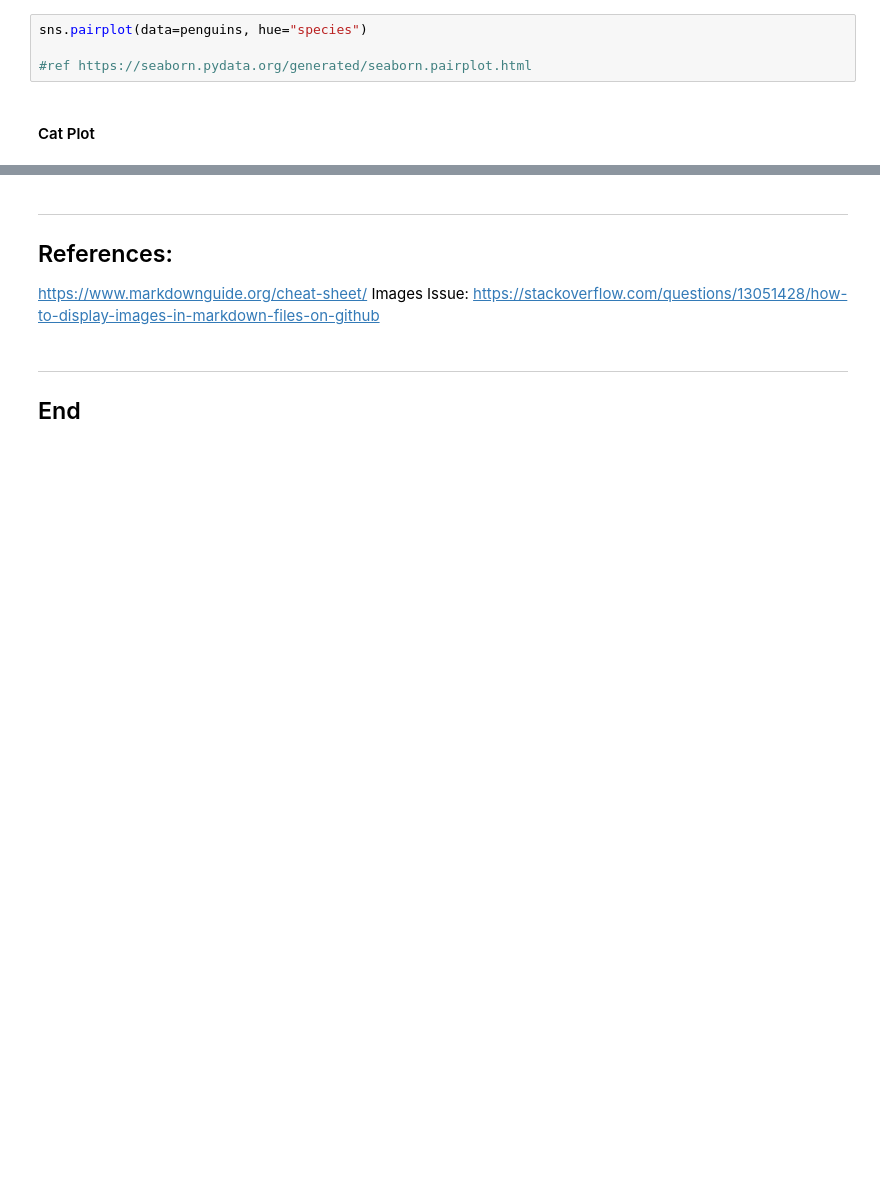
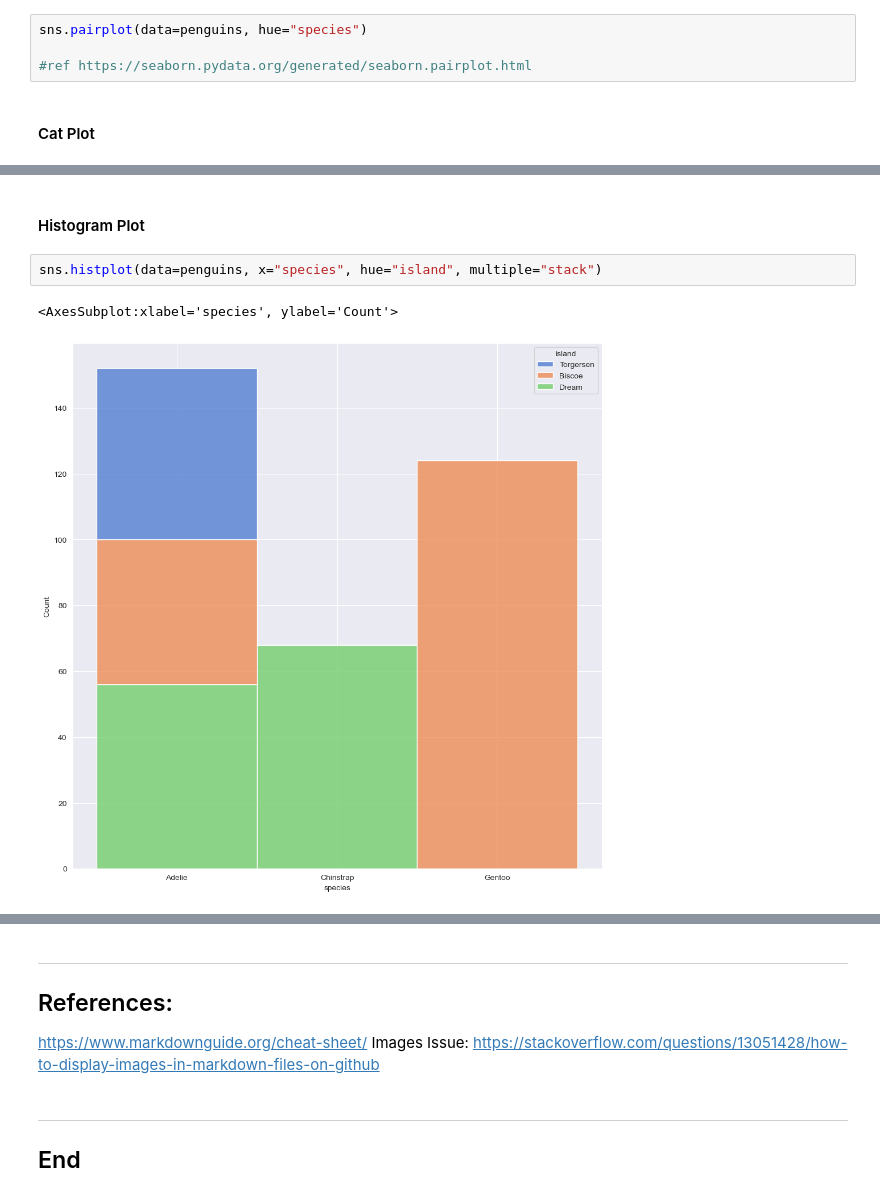
Before and after one commit to rebhanqui/data_funds, a Jupyter notebook: Tasks/tasks.ipynb, the cells around one changed output, grey strips where cells are left out. Drawn from its saved outputs; the diff is of its cells as text; blank space fills up the shorter version.

Commit message:
histogram and cat plot added

```diff
--- a/Tasks/tasks.ipynb
+++ b/Tasks/tasks.ipynb
@@ -195,0 +170,7 @@ plt.show()
+# %% [markdown]
+#### Histogram Plot
+# %%
+sns.histplot(data=penguins, x="species", hue="island", multiple="stack")
+# %% [output]
+<AxesSubplot:xlabel='species', ylabel='Count'>
+[figure, added]
```
Also changed, not shown: parts of 5 cells of this notebook.
